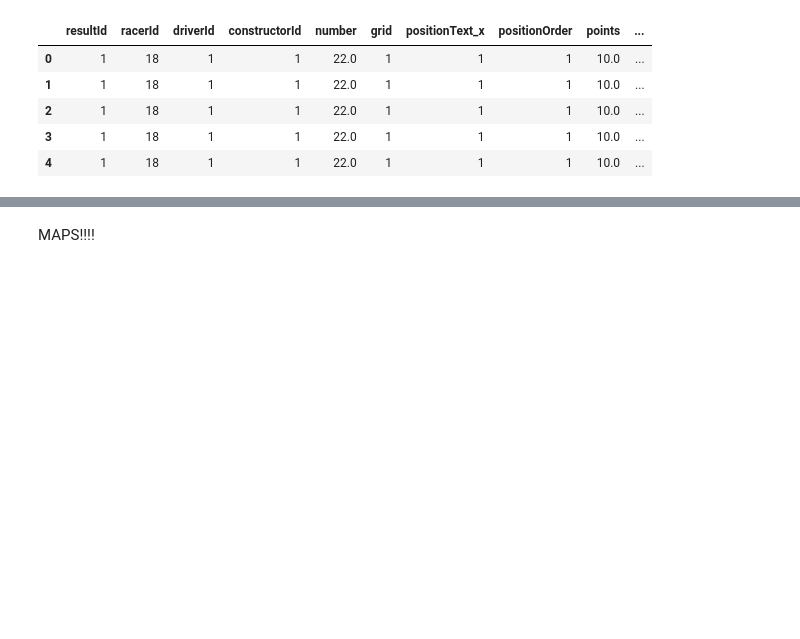
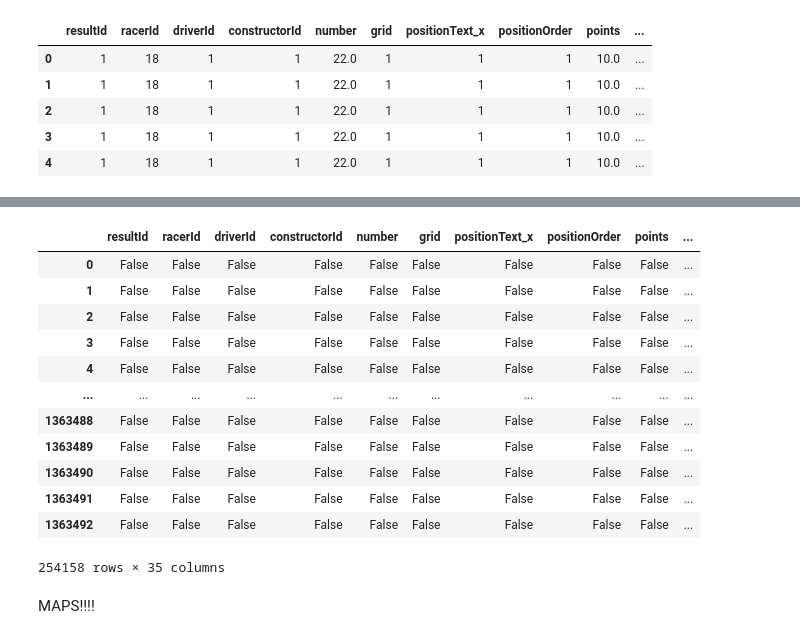
Before and after one commit to ToyotaPrius9/DataScienceFP, a Jupyter notebook: FP.ipynb, the cells around one changed output, grey strips where cells are left out. Drawn from its saved outputs; the diff is of its cells as text; code cells hidden in the pictures; blank space fills up the shorter version.

```diff
--- a/FP.ipynb
+++ b/FP.ipynb
@@ -291,6 +292,22 @@ df.describe().T
 | position | 3537627.0 | 11.654836 | 1.0 | 5.0 | 10.0 | 16.0 | 108.0 | 9.133026 |
 | wins | 3537627.0 | 0.551738 | 0.0 | 0.0 | 0.0 | 0.0 | 15.0 | 1.452231 |
 | age | 3537627.0 | 57.208946 | 23.0 | 42.0 | 55.0 | 70.0 | 127.0 | 18.94315 |
+# %%
+df.isna()
+# %% [output]
+|  | resultId | racerId | driverId | constructorId | number | grid | positionText_x | positionOrder | points | ... |
+| 0 | False | False | False | False | False | False | False | False | False | ... |
+| 1 | False | False | False | False | False | False | False | False | False | ... |
+| 2 | False | False | False | False | False | False | False | False | False | ... |
+| 3 | False | False | False | False | False | False | False | False | False | ... |
+| 4 | False | False | False | False | False | False | False | False | False | ... |
+| ... | ... | ... | ... | ... | ... | ... | ... | ... | ... | ... |
+| 1363488 | False | False | False | False | False | False | False | False | False | ... |
+| 1363489 | False | False | False | False | False | False | False | False | False | ... |
+| 1363490 | False | False | False | False | False | False | False | False | False | ... |
+| 1363491 | False | False | False | False | False | False | False | False | False | ... |
+| 1363492 | False | False | False | False | False | False | False | False | False | ... |
+254158 rows × 35 columns
 # %% [markdown]
 MAPS!!!!
 # %%
```
Also changed, not shown: parts of 15 cells of this notebook.
